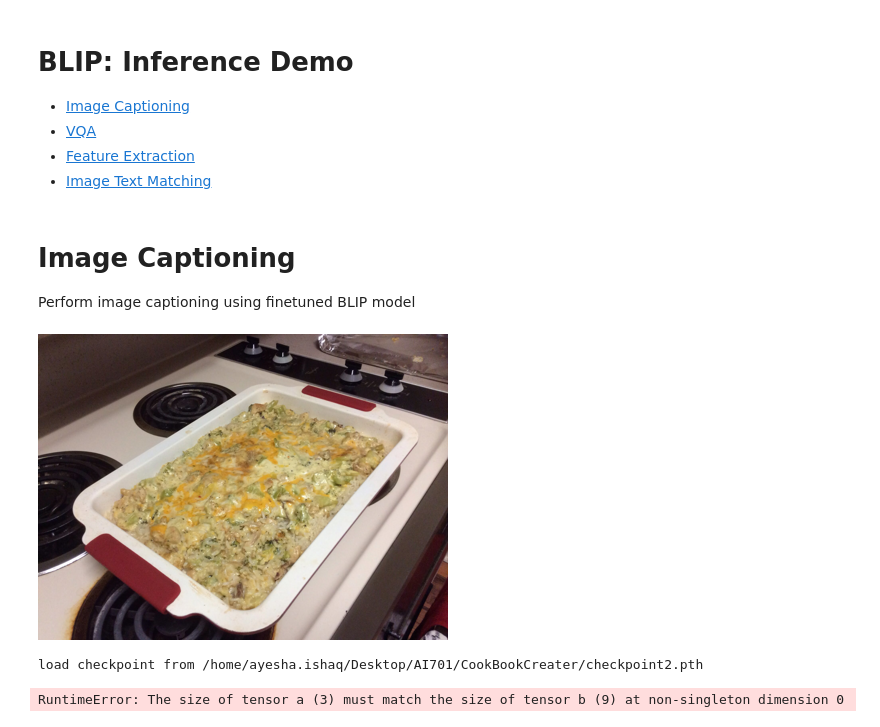
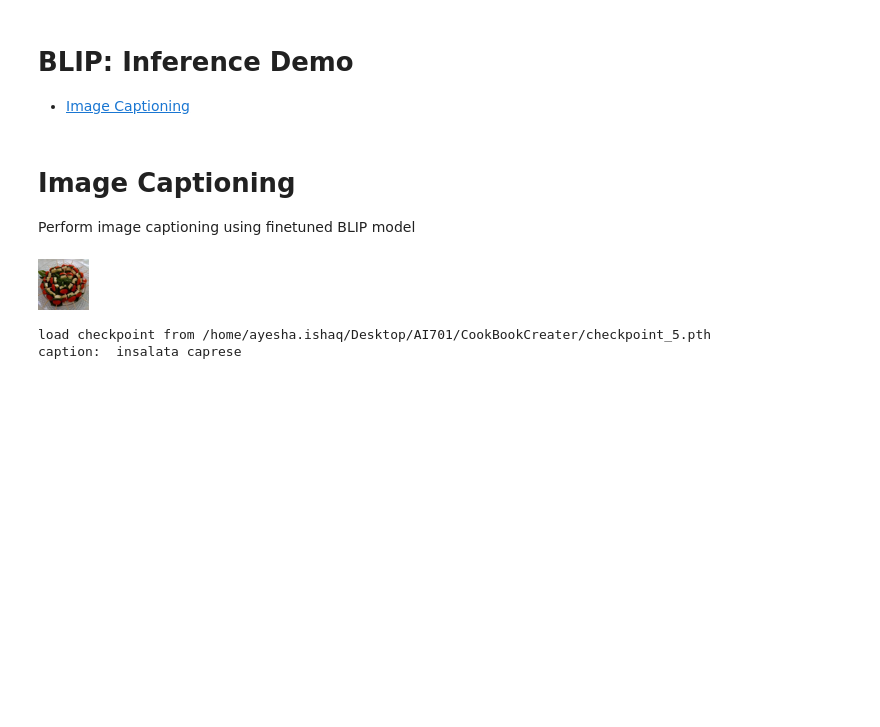
Before and after one commit to ayesha-ishaq/CookBookCreater, a Jupyter notebook: demo.ipynb, the cells around one changed output. Drawn from its saved outputs; the diff is of its cells as text; code cells hidden in the pictures; blank space fills up the shorter version.

```diff
--- a/demo.ipynb
+++ b/demo.ipynb
@@ -1,9 +1,6 @@
 # %% [markdown]
 # BLIP: Inference Demo
  - [Image Captioning](#Image-Captioning)
- - [VQA](#VQA)
- - [Feature Extraction](#Feature-Extraction)
- - [Image Text Matching](#Image-Text-Matching)
 # %%
 # install requirements
 import sys
@@ -22,8 +19,7 @@ from torchvision.transforms.functional import InterpolationMode
 device = torch.device('cuda' if torch.cuda.is_available() else 'cpu')
 
 def load_demo_image(image_size,device):
-    img_url = 'https://storage.googleapis.com/sfr-vision-language-research/BLIP/demo.jpg'
-    img_path = '/home/ayesha.ishaq/Downloads/val/d/e/2/2/de22ecba54.jpg'
+    img_path = '/home/ayesha.ishaq/Downloads/val/c/d/a/6/cda65b541c.jpg'
     # raw_image = Image.open(requests.get(img_url, stream=True).raw).convert('RGB')
     raw_image = Image.open(img_path).convert('RGB')
 
@@ -43,26 +39,26 @@ Perform image captioning using finetuned BLIP model
 # %%
 from models.blip import blip_decoder
 
 image_size = 384
 image = load_demo_image(image_size=image_size, device=device)
 
 # model_url = 'https://storage.googleapis.com/sfr-vision-language-research/BLIP/models/model_base_capfilt_large.pth'
-model_url = "/home/ayesha.ishaq/Desktop/AI701/CookBookCreater/checkpoint2.pth"
+model_url = "/home/ayesha.ishaq/Desktop/AI701/CookBookCreater/checkpoint_5.pth"
 
-model = blip_decoder(pretrained=model_url, image_size=image_size, vit='base', prompt="the food is ")
+model = blip_decoder(pretrained=model_url, image_size=image_size, vit='base', prompt='')
 model.eval()
 model = model.to(device)
 
 with torch.no_grad():
     # beam search
-    caption = model.generate(image, sample=False, num_beams=3, max_length=20, min_length=5)
+    # caption = model.generate(image, sample=False, num_beams=3, max_length=20, min_length=5)
     # nucleus sampling
-    # caption = model.generate(image, sample=True, top_p=0.9, max_length=20, min_length=5)
-    print('caption: '+caption[0])
+    caption = model.generate(image, sample=True, top_p=0.98, max_length=8, min_length=1)
+    print('caption: ',caption[0])
 # %% [output]
-[figure, old version]
+[figure, new version]
-load checkpoint from /home/ayesha.ishaq/Desktop/AI701/CookBookCreater/checkpoint2.pth
+load checkpoint from /home/ayesha.ishaq/Desktop/AI701/CookBookCreater/checkpoint_5.pth
+caption:  insalata caprese
-RuntimeError: The size of tensor a (3) must match the size of tensor b (9) at non-singleton dimension 0
 # %%
 image_size = 384
 image = load_demo_image(image_size=image_size, device=device)
```
Also changed, not shown: parts of 8 cells of this notebook, 32 other files.
